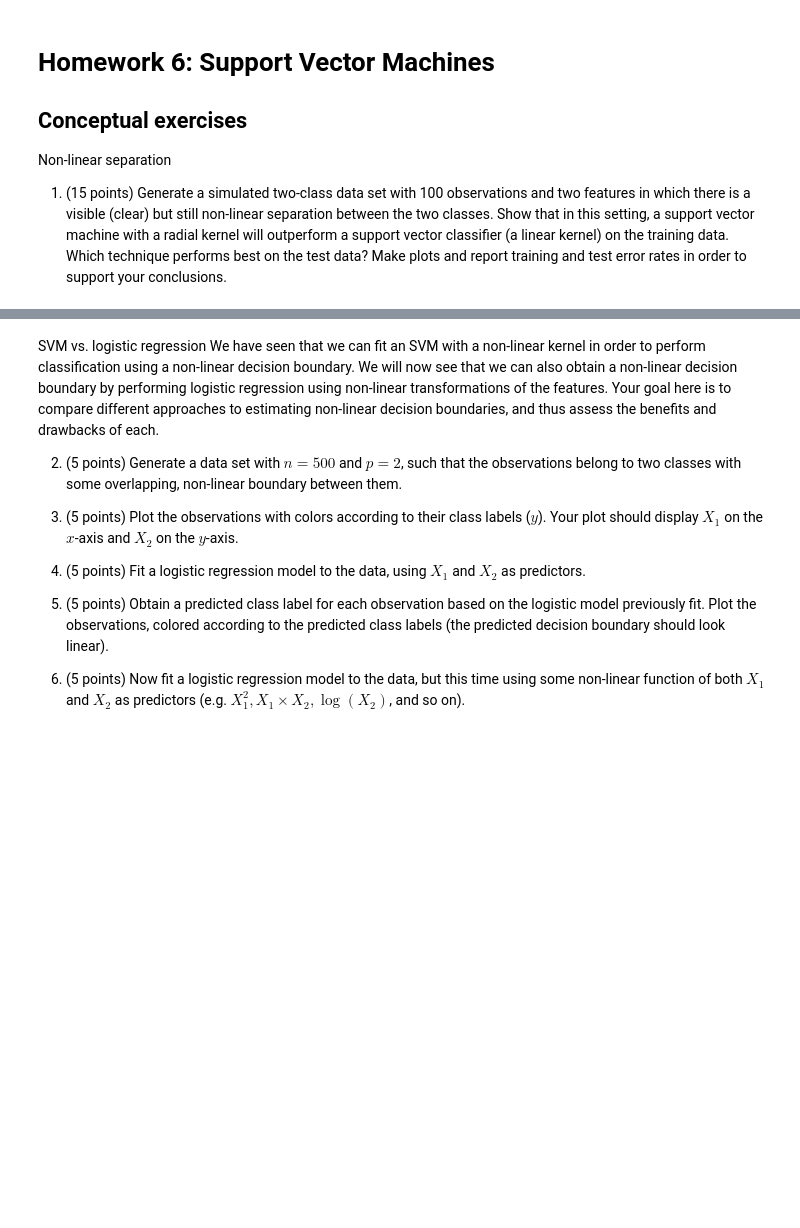
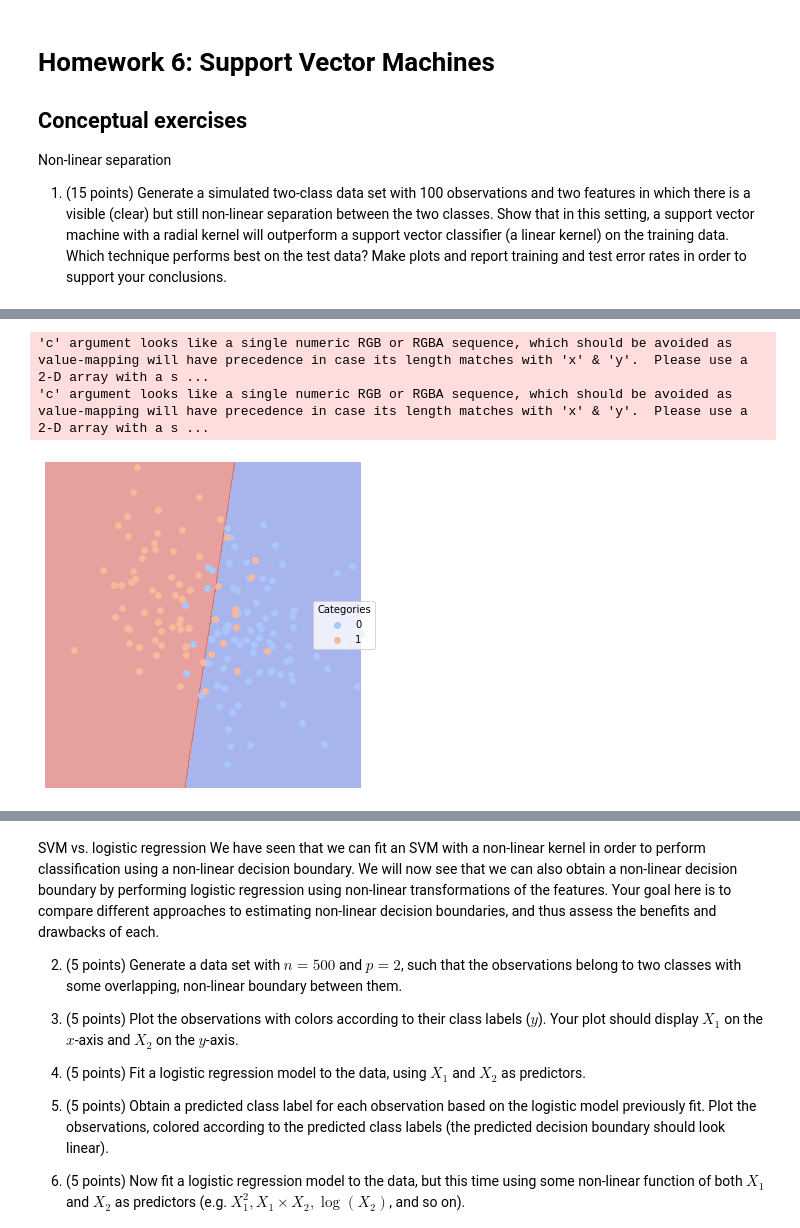
Before and after one commit to anuraag94/problem-set-6, a Jupyter notebook: Regina_Catipon_HW6.ipynb, the cells around one changed output, grey strips where cells are left out. Saved outputs shown, nothing was run; the diff lists cells and outputs as text; code cells hidden in the pictures; blank space fills up the shorter version.

```diff
--- a/Regina_Catipon_HW6.ipynb
+++ b/Regina_Catipon_HW6.ipynb
@@ -5,0 +52,3 @@ Non-linear separation
+# %%
+svc = SVC(kernel = 'linear')
+#sklearn.svm.SVC(kernel = 'poly', degree = 3, probability = True)
@@ -5,0 +80,39 @@ Non-linear separation
+# %%
+def plotregions(clf, df, h = .01):
+
+    transformedDF = df
+    catsMap = {c : i for i, c in enumerate(np.unique(df['category']))}
+
+    fig, ax = plt.subplots(figsize = (6,6))
+    ax.axis('off')
+    pallet = seaborn.color_palette(palette='coolwarm', n_colors = len(set(transformedDF['category'])))
+
+    if np.random.choice(df['vect']).shape[0] > 2:
+        xx, yy = np.meshgrid(np.arange(1.1 * reduced_data[:,0].min(),
+                1.1 * reduced_data[:,0].max(), h),
+            np.arange(1.1 * reduced_data[:,1].min(),
+                1.1 * reduced_data[:,1].max(), h))
+        Z = clf.predict(pca.inverse_transform(np.c_[xx.ravel(), yy.ravel()]))
+    else:
+        reduced_data = np.stack(df['vect'], axis=0)
+        xx, yy = np.meshgrid(np.arange(1.1 * reduced_data[:,0].min(),
+                1.1 * reduced_data[:,0].max(), h),
+            np.arange(1.1 * reduced_data[:,1].min(),
+                1.1 * reduced_data[:,1].max(), h))
+
+        Z = clf.predict(np.c_[xx.ravel(), yy.ravel()])
+    Z = np.vectorize(lambda x: catsMap[x])(Z)
+    Z = Z.reshape(xx.shape)
+    plt.contourf(xx, yy, Z, alpha=0.5, cmap=plt.cm.coolwarm)
+    for i, cat in enumerate(set(df['category'])):
+        a = np.stack(transformedDF[transformedDF['category'] == cat]['vect'])
+        ax.scatter(a[:,0], a[:, 1], c = pallet[catsMap[cat]], label = cat)
+    ax.legend(loc = 'center right', title = 'Categories')
+    plt.show()
+    plt.close()
+# %%
+plotregions(svc, dfTrain)
+# %% [output]
+'c' argument looks like a single numeric RGB or RGBA sequence, which should be avoided as value-mapping will have precedence in case its length matches with 'x' & 'y'.  Please use a 2-D array with a s ...
+'c' argument looks like a single numeric RGB or RGBA sequence, which should be avoided as value-mapping will have precedence in case its length matches with 'x' & 'y'.  Please use a 2-D array with a s ...
+[figure, added]
```
Also changed, not shown: parts of 24 cells of this notebook.
